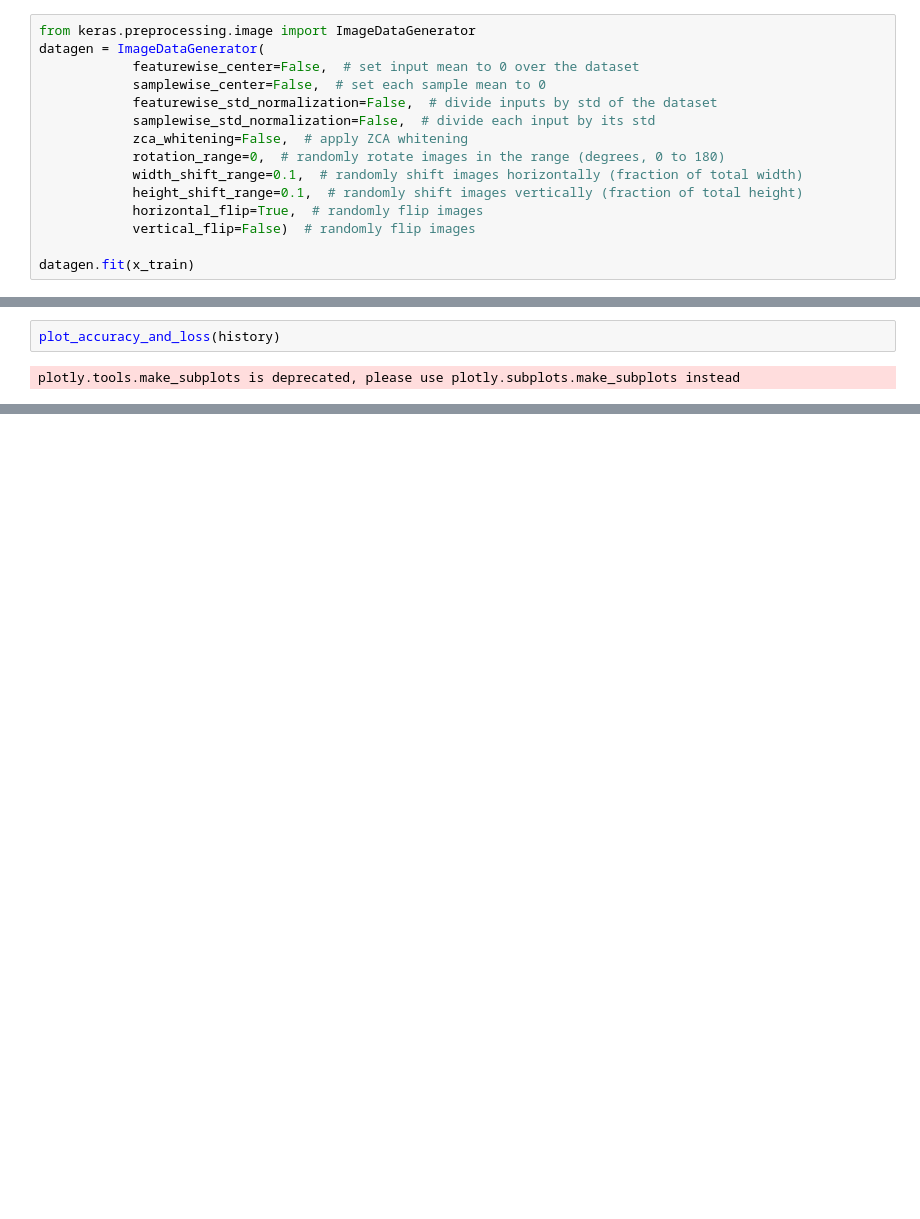
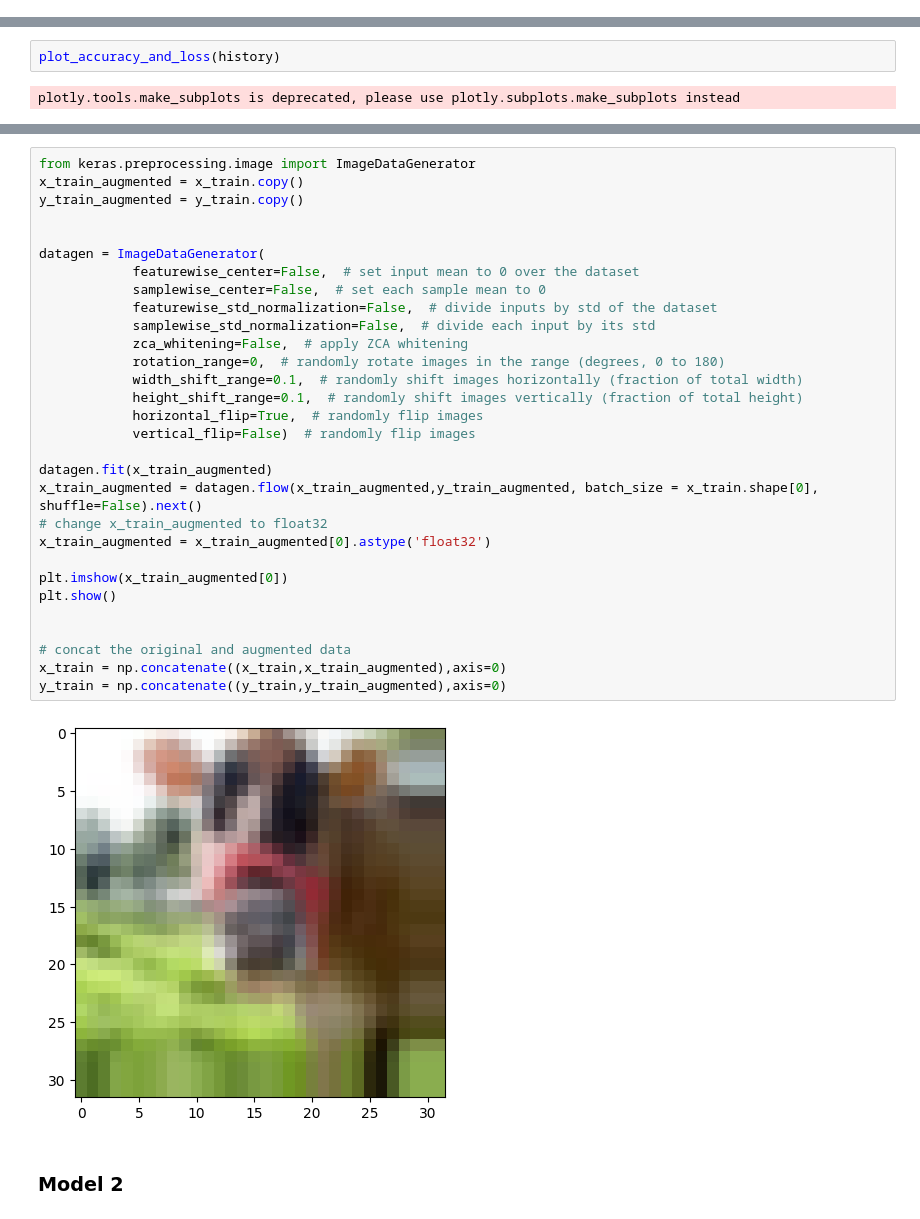
Before and after one commit to Xyl0w/DeepLearning_CA1, a Jupyter notebook: Assignemnt_2/work.ipynb, the cells around one changed output, grey strips where cells are left out. Saved outputs shown, nothing was run; the diff lists cells and outputs as text; blank space fills up the shorter version.

```diff
--- a/Assignemnt_2/work.ipynb
+++ b/Assignemnt_2/work.ipynb
@@ -473,15 +519,0 @@ Epoch 8/600
-# %%
-from keras.preprocessing.image import ImageDataGenerator
-datagen = ImageDataGenerator(
-            featurewise_center=False,  # set input mean to 0 over the dataset
-            samplewise_center=False,  # set each sample mean to 0
-            featurewise_std_normalization=False,  # divide inputs by std of the dataset
-            samplewise_std_normalization=False,  # divide each input by its std
-            zca_whitening=False,  # apply ZCA whitening
-            rotation_range=0,  # randomly rotate images in the range (degrees, 0 to 180)
-            width_shift_range=0.1,  # randomly shift images horizontally (fraction of total width)
-            height_shift_range=0.1,  # randomly shift images vertically (fraction of total height)
-            horizontal_flip=True,  # randomly flip images
-            vertical_flip=False)  # randomly flip images
-
-datagen.fit(x_train)
@@ -566,0 +535,34 @@ plotly.tools.make_subplots is deprecated, please use plotly.subplots.make_subplo
+# %%
+from keras.preprocessing.image import ImageDataGenerator
+x_train_augmented = x_train.copy()
+y_train_augmented = y_train.copy()
+
+
+datagen = ImageDataGenerator(
+            featurewise_center=False,  # set input mean to 0 over the dataset
+            samplewise_center=False,  # set each sample mean to 0
+            featurewise_std_normalization=False,  # divide inputs by std of the dataset
+            samplewise_std_normalization=False,  # divide each input by its std
+            zca_whitening=False,  # apply ZCA whitening
+            rotation_range=0,  # randomly rotate images in the range (degrees, 0 to 180)
+            width_shift_range=0.1,  # randomly shift images horizontally (fraction of total width)
+            height_shift_range=0.1,  # randomly shift images vertically (fraction of total height)
+            horizontal_flip=True,  # randomly flip images
+            vertical_flip=False)  # randomly flip images
+
+datagen.fit(x_train_augmented)
+x_train_augmented = datagen.flow(x_train_augmented,y_train_augmented, batch_size = x_train.shape[0], shuffle=False).next()
+# change x_train_augmented to float32
+x_train_augmented = x_train_augmented[0].astype('float32')
+
+plt.imshow(x_train_augmented[0])
+plt.show()
+
+
+# concat the original and augmented data
+x_train = np.concatenate((x_train,x_train_augmented),axis=0)
+y_train = np.concatenate((y_train,y_train_augmented),axis=0)
+# %% [output]
+[figure, added]
+# %% [markdown]
+### Model 2
```
Also changed, not shown: parts of 32 cells of this notebook, 11 other files.
